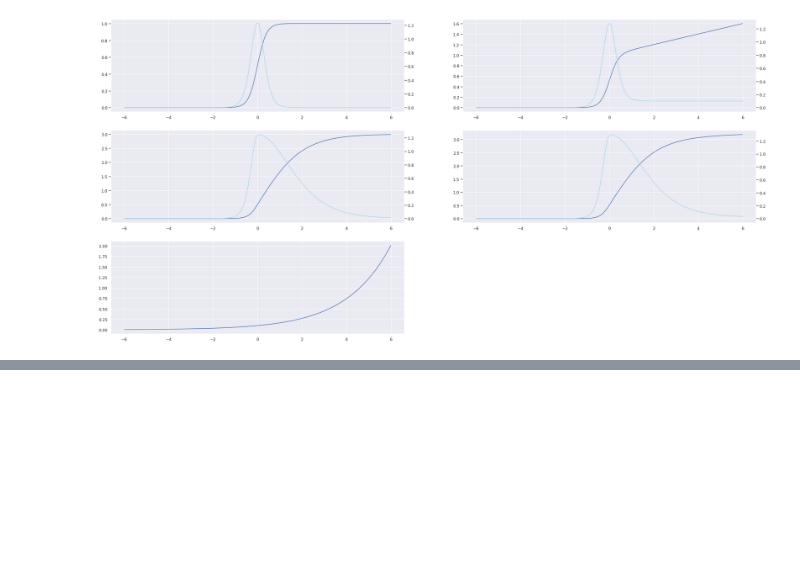
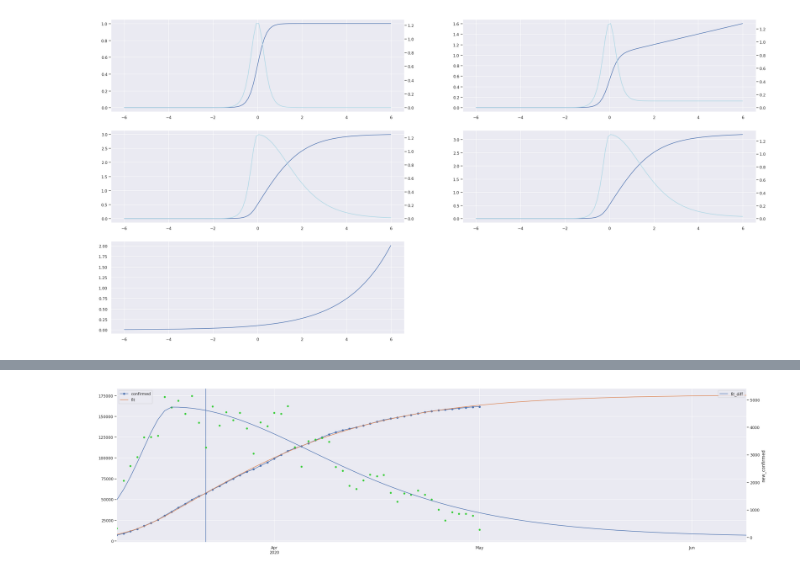
Before and after one commit to cs224/covid-19-data-analysis, a Jupyter notebook: 2020-05-meetup/010-infection-dynamics-curve-fitting.ipynb, the cells around one changed output, grey strips where cells are left out. Drawn from its saved outputs; the diff is of its cells as text; code cells hidden in the pictures; blank space fills up the shorter version.

```diff
--- a/2020-05-meetup/010-infection-dynamics-curve-fitting.ipynb
+++ b/2020-05-meetup/010-infection-dynamics-curve-fitting.ipynb
@@ -68,0 +113,6 @@ ax.plot(x, covid19.fitExp(x, 0.1, 0.5))
+# %%
+cbr_germany.fit(first_date=pd.to_datetime('2020-03-09'))
+fig = plt.figure(figsize=(32,8), dpi=80, facecolor='w', edgecolor='k')
+ax = plt.subplot(1,1,1)
+cbr_germany.plot_with_fits(ax=ax, restriction_start_date=pd.to_datetime('2020-03-22'))
+# %% [output]
@@ -68,0 +120 @@ ax.plot(x, covid19.fitExp(x, 0.1, 0.5))
+[figure, added]
```
Also changed, not shown: parts of 9 cells of this notebook.
